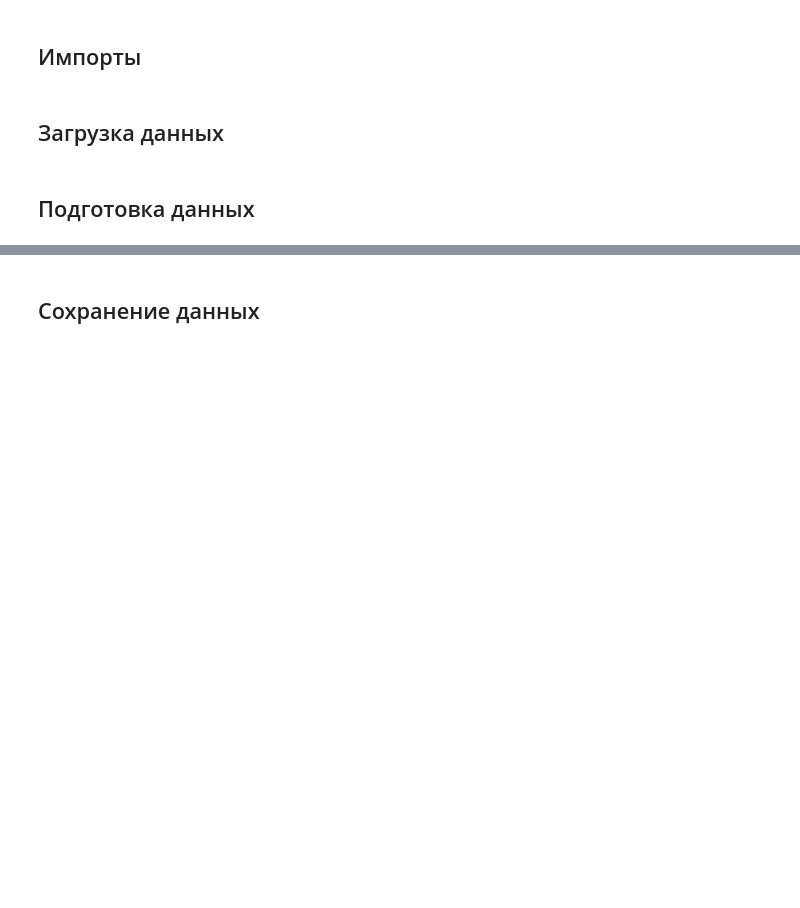
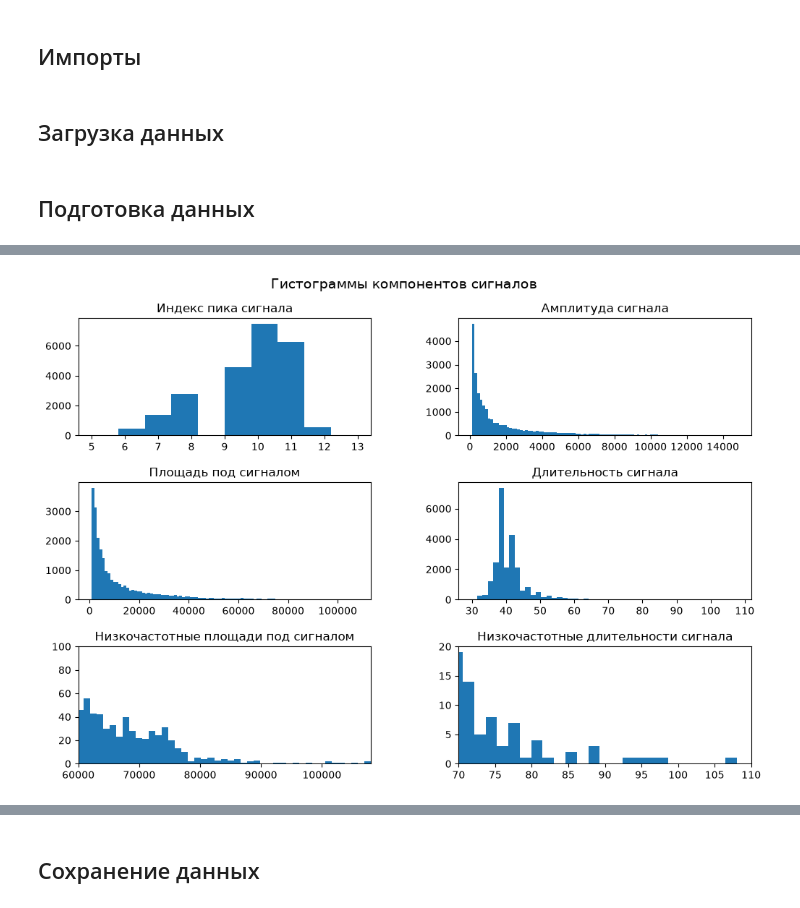
Before and after one commit to AlekseiAgarkov/kaggle_unsupervised_ml_signal_classification, a Jupyter notebook: notebooks/2_Data_Preprocessing.ipynb, the cells around one changed output, grey strips where cells are left out. Saved outputs shown, nothing was run; the diff lists cells and outputs as text; code cells hidden in the pictures; blank space fills up the shorter version.

```diff
--- a/notebooks/2_Data_Preprocessing.ipynb
+++ b/notebooks/2_Data_Preprocessing.ipynb
@@ -23,0 +29,2 @@ df = pd.DataFrame({'data_array': df_raw.apply(lambda row: np.array(row.values),
+# %%
+signal_df = (df.pipe(lambda _df: calc_base_signal_components(_df, signal_level_threshold_at_end=0.10)))
@@ -23,0 +40,22 @@ df = pd.DataFrame({'data_array': df_raw.apply(lambda row: np.array(row.values),
+# %%
+fig, axes = plt.subplots(3, 2, figsize=(12, 8), gridspec_kw={'wspace': 0.3, 'hspace': 0.4})
+fig.suptitle("Гистограммы компонентов сигналов", fontsize=14, y=0.95)
+axes[0][0].hist(signal_df['peak_idx_in_signal'], bins=10)
+axes[0][0].set_title("Индекс пика сигнала")
+axes[0][1].hist(signal_df['amplitude'], bins=100)
+axes[0][1].set_title("Амплитуда сигнала")
+axes[1][0].hist(signal_df['signal_area'], bins=100)
+axes[1][0].set_title("Площадь под сигналом")
+axes[1][1].hist(signal_df['signal_duration'], bins=50)
+axes[1][1].set_title("Длительность сигнала")
+axes[2][0].hist(signal_df['signal_area'], bins=100)
+axes[2][0].set_title("Низкочастотные площади под сигналом")
+axes[2][1].hist(signal_df['signal_duration'], bins=50)
+axes[2][1].set_title("Низкочастотные длительности сигнала")
+axes[2][0].set_xlim(60000, signal_df['signal_area'].max())
+axes[2][0].set_ylim(0, 100)
+axes[2][1].set_xlim(70, 110)
+axes[2][1].set_ylim(0, 20)
+plt.show()
+# %% [output]
+[figure, added]
```
Also changed, not shown: parts of 6 cells of this notebook, 2 other files.
